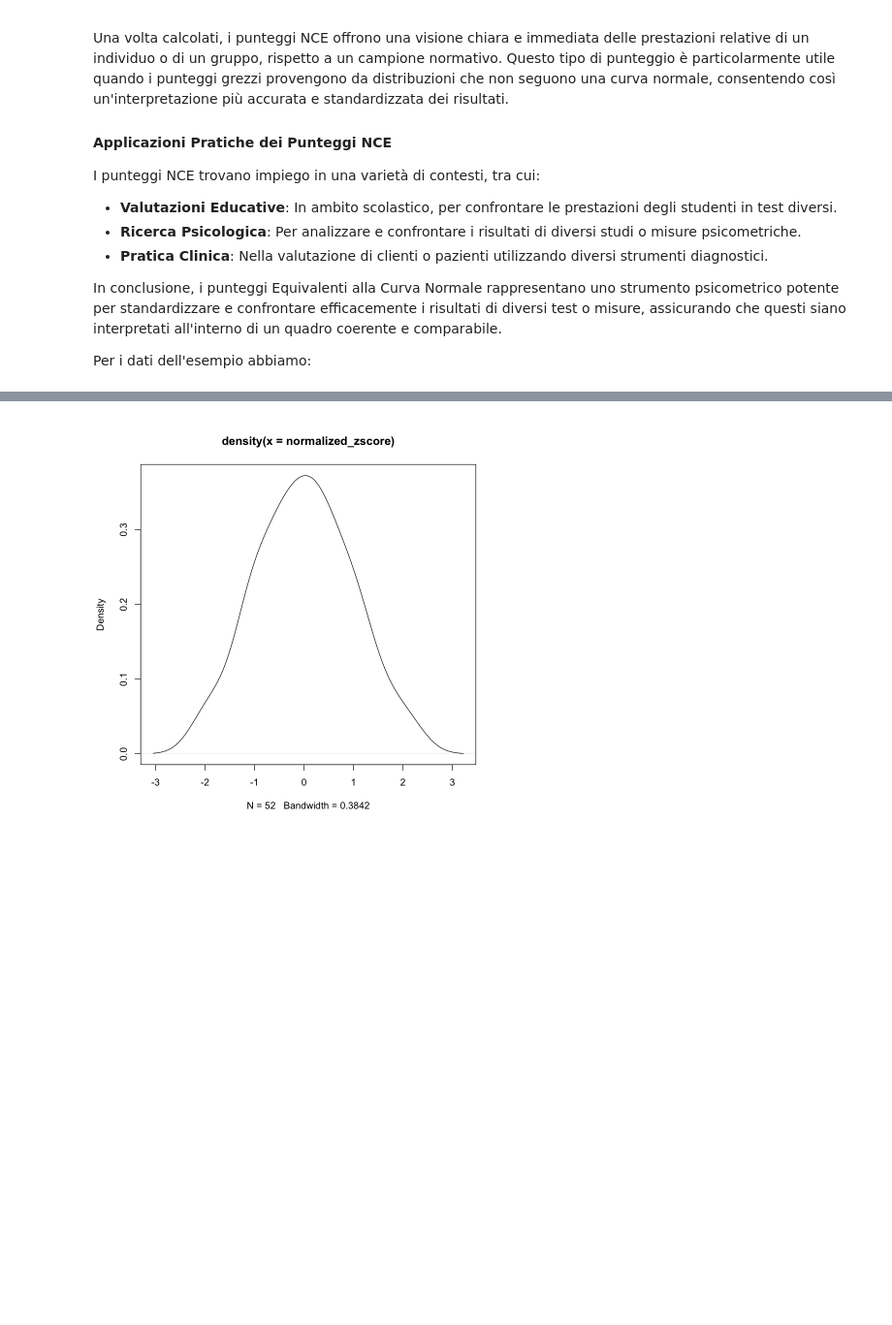
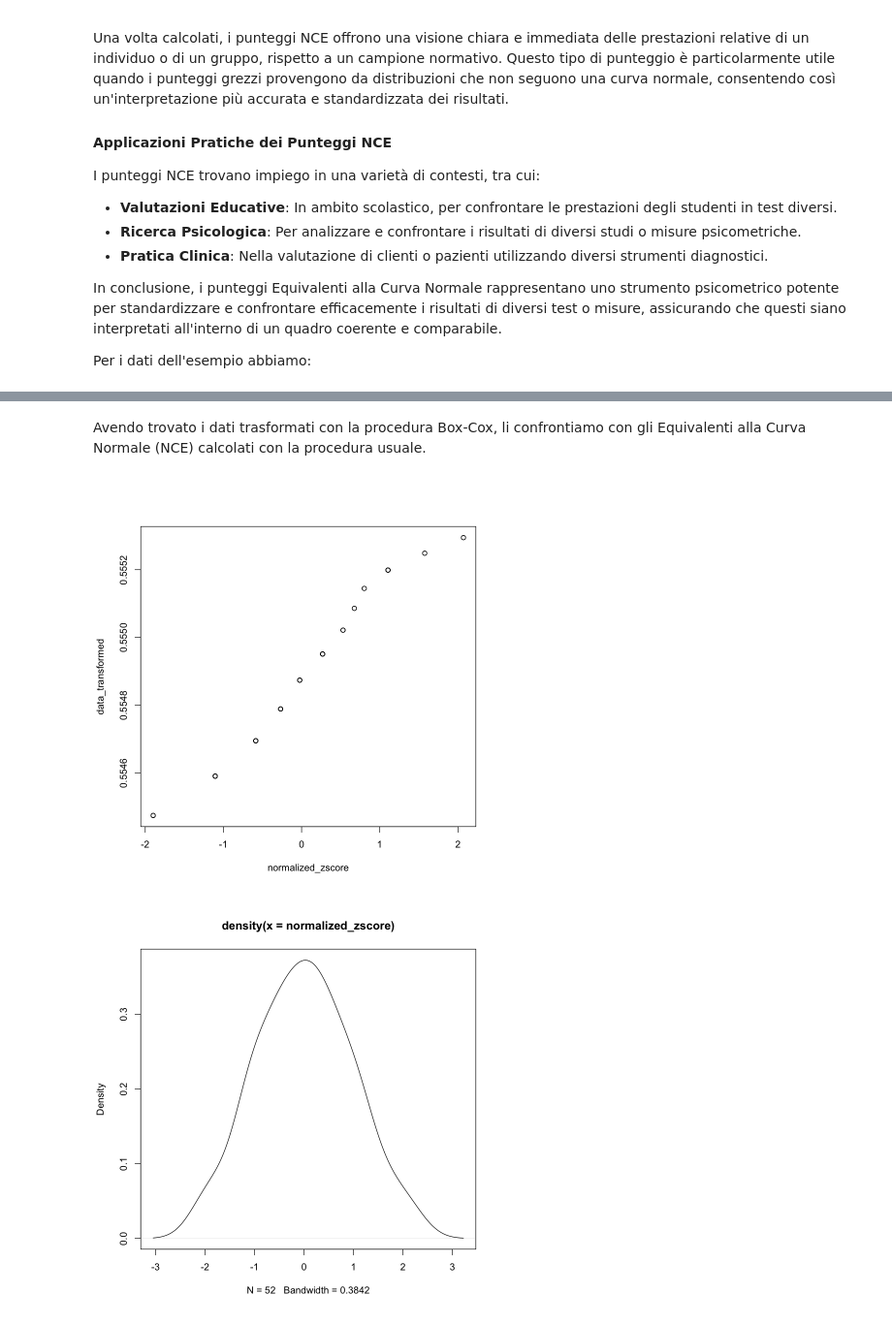
Before and after one commit to ccaudek/psy_test, a Jupyter notebook: _build/jupyter_execute/_measurement/04_norms.ipynb, the cells around one changed output, grey strips where cells are left out. Shown at 97% size. Cells and saved outputs as stored; diff of their text form; code cells hidden in the pictures; blank space fills up the shorter version.

```diff
--- a/_build/jupyter_execute/_measurement/04_norms.ipynb
+++ b/_build/jupyter_execute/_measurement/04_norms.ipynb
@@ -367,3 +392,9 @@ Partendo dai ranghi percentili
+# %% [markdown]
+Avendo trovato i dati trasformati con la procedura Box-Cox, li confrontiamo con gli Equivalenti alla Curva Normale (NCE) calcolati con la procedura usuale.
+# %%
+plot(normalized_zscore, data_transformed)
+# %% [output]
+[figure, added]
 # %%
 
 plot(density(normalized_zscore)) # the shape will be closer to normal
```
Also changed, not shown: parts of 23 cells of this notebook, 18 other files.
